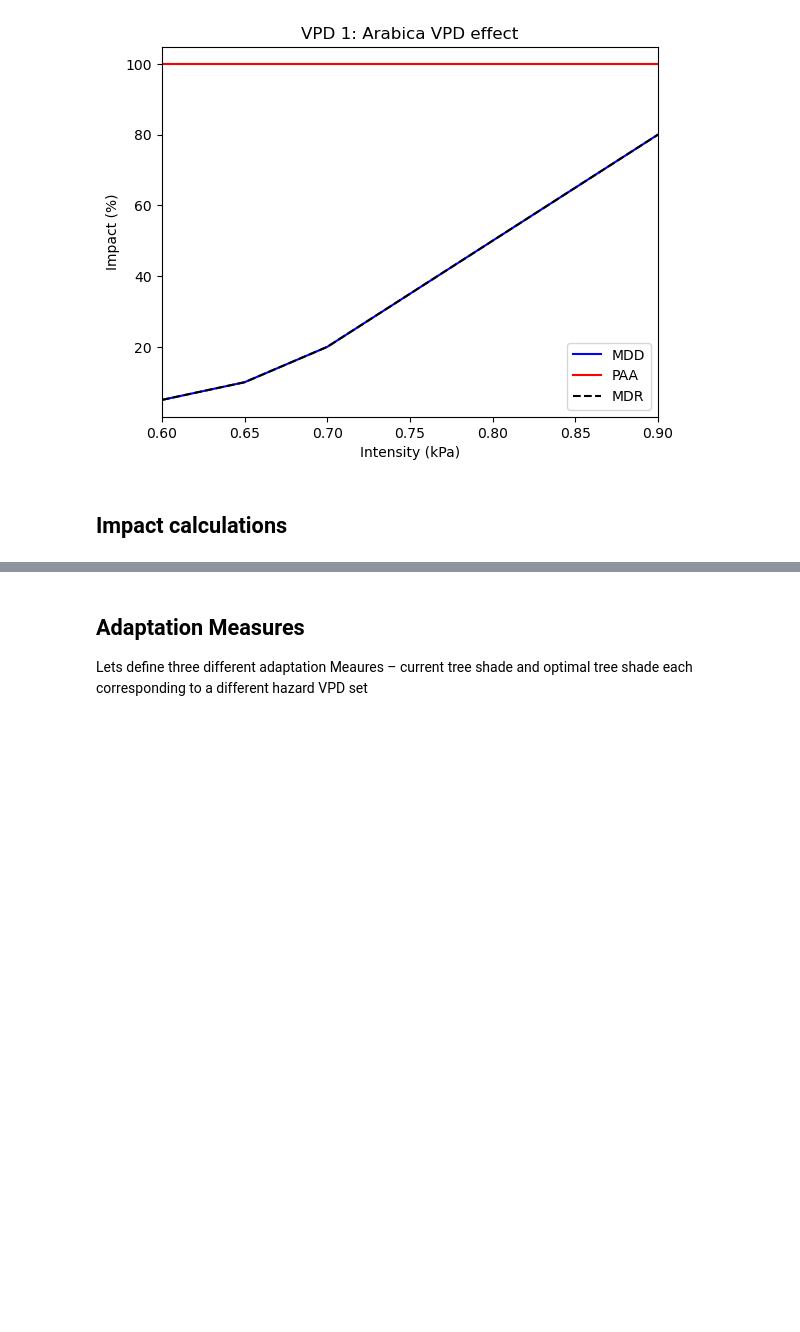
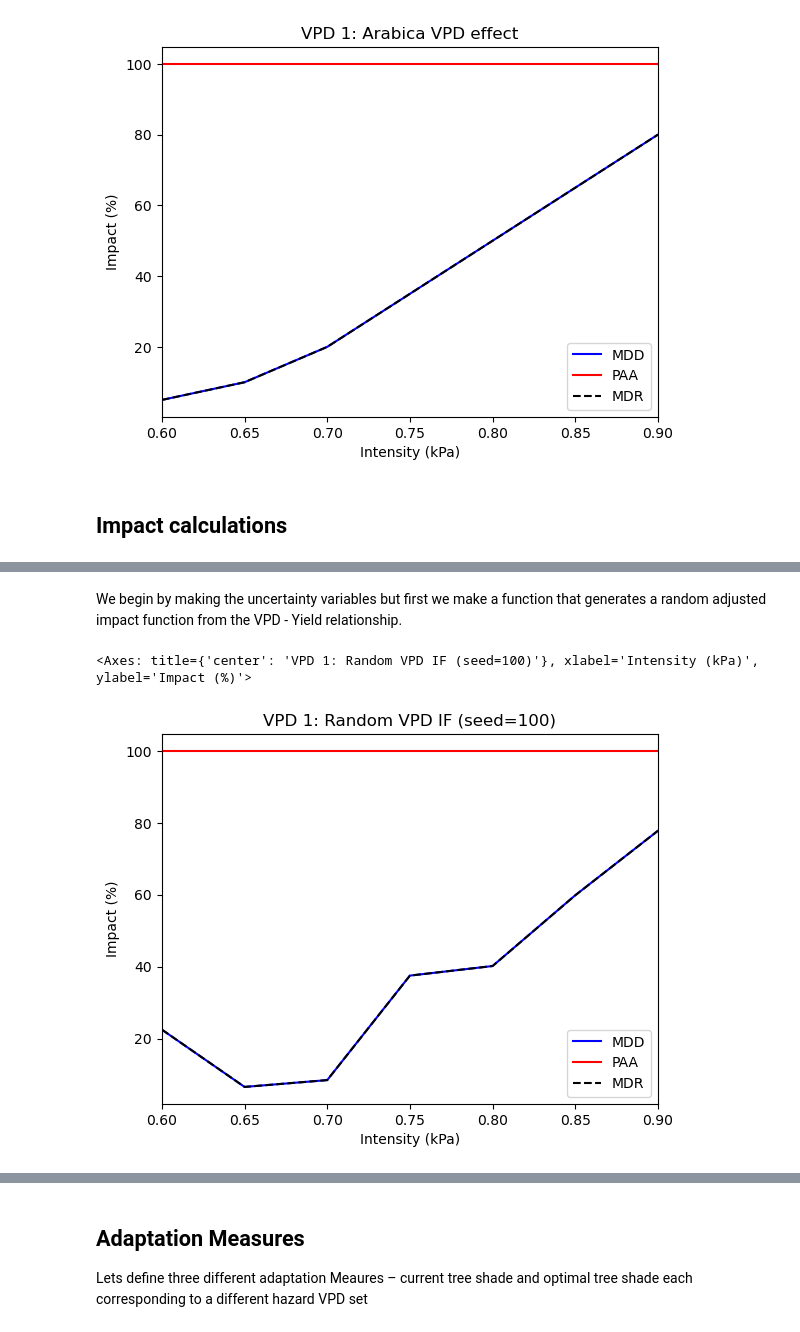
Before and after one commit to zeliest/coffee_banana_cacao_climate_risk, a Jupyter notebook: VPD + Empirical.ipynb, the cells around one changed output, grey strips where cells are left out. Drawn from its saved outputs; the diff is of its cells as text; code cells hidden in the pictures; blank space fills up the shorter version.

```diff
--- a/VPD + Empirical.ipynb
+++ b/VPD + Empirical.ipynb
@@ -464,0 +466,59 @@ Expected annual impact (%)(EAI): 21.22%
+# %% [markdown]
+We begin by making the uncertainty variables but first we make a function that generates a random adjusted impact function from the VPD - Yield relationship.
+# %%
+import numpy as np
+import pandas as pd
+from climada.entity import ImpactFunc
+
+def generate_random_vpd_impact_func(std_dev=0.1, seed=None,
+                                    file_path='vpd_effect_approximation.csv',
+                                    name='Random VPD IF'):
+    """
+    Generate a randomized ImpactFunc for VPD with optional reproducible seed.
+
+    Parameters:
+    - std_dev: float, standard deviation of noise applied to central effect
+    - seed: int or None, random seed for reproducibility
+    - file_path: str, path to the CSV
+    - name: str, name for the impact function
+
+    Returns:
+    - ImpactFunc object
+    """
+    if seed is not None:
+        np.random.seed(seed)
+
+    # Load and filter data
+    df = pd.read_csv(file_path)
+    df = df[df.Effect_Central < 0]  # filter meaningful points
+    intensity = df['Mean_VPD_kPa'].values
+    effect_central = df['Effect_Central'].values
+
+    # Add random noise
+    noise = np.random.normal(0, std_dev, size=effect_central.shape)
+    effect_simulated = effect_central + noise
+
+    # Convert to MDD and clip
+    mdd = np.clip(-effect_simulated, 0, 1)
+    paa = np.ones_like(mdd)
+
+    # Create ImpactFunc
+    impf = ImpactFunc(
+        id=1,
+        name=f"{name} (seed={seed})" if seed is not None else name,
+        haz_type="VPD",
+        intensity=intensity,
+        mdd=mdd,
+        paa=paa,
+        intensity_unit="kPa"
+    )
+
+    impf.check()
+    return impf
+
+# Example usage with a seed:
+impf_seeded = generate_random_vpd_impact_func(std_dev=0.1, seed=100)
+impf_seeded.plot()
+# %% [output]
+<Axes: title={'center': 'VPD 1: Random VPD IF (seed=100)'}, xlabel='Intensity (kPa)', ylabel='Impact (%)'>
+[figure, added]
```
Also changed, not shown: parts of 23 cells of this notebook.
